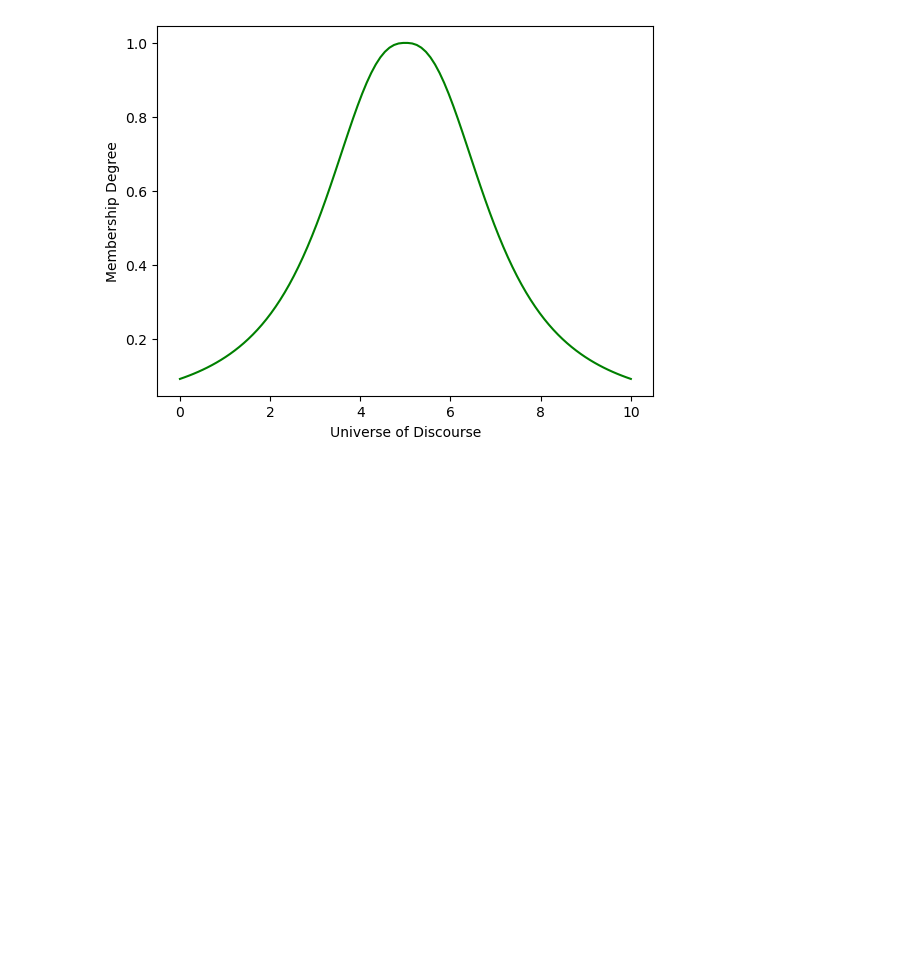
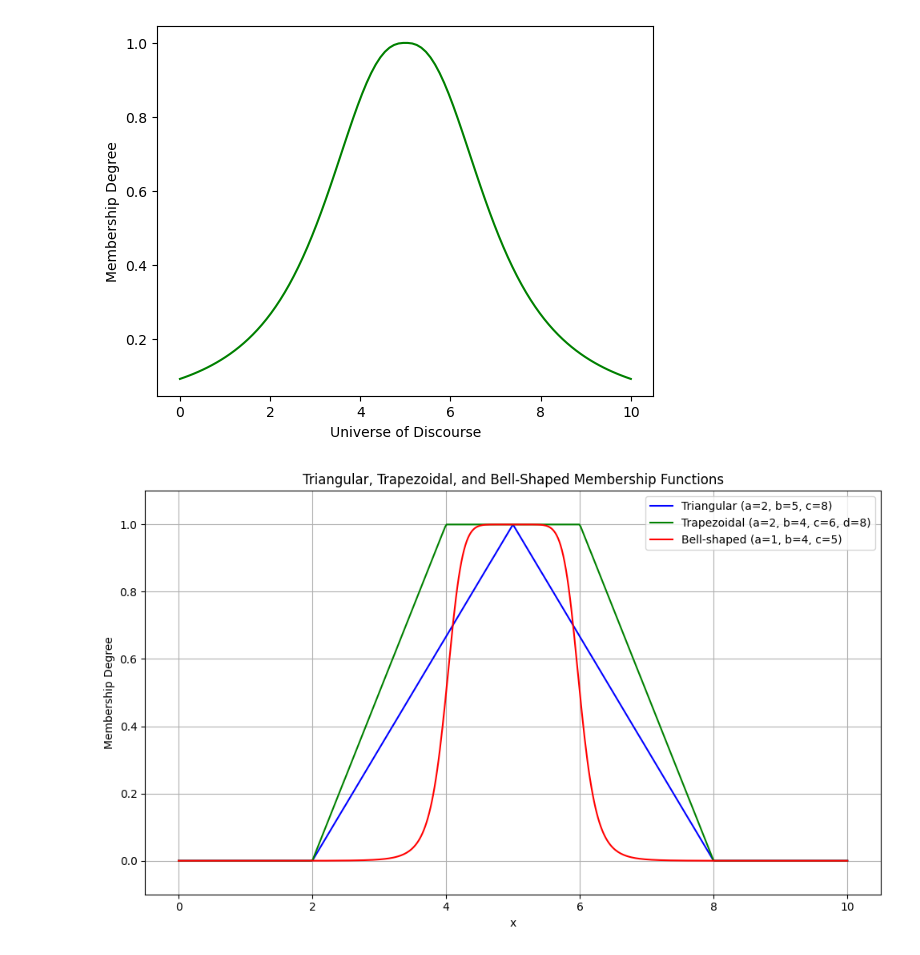
Before and after one commit to Hr15h1/AI_semII, a Jupyter notebook: lab_cycle_II/program_8.ipynb, the cells around one changed output. Saved outputs shown, nothing was run; the diff lists cells and outputs as text; code cells hidden in the pictures; blank space fills up the shorter version.

```diff
--- a/lab_cycle_II/program_8.ipynb
+++ b/lab_cycle_II/program_8.ipynb
@@ -42,3 +42,46 @@ plt.ylabel('Membership Degree')
 # %% [output]
 Text(0, 0.5, 'Membership Degree')
 [figure]
+# %%
+import numpy as np
+import matplotlib.pyplot as plt
+
+# --- Membership Functions ---
+
+def triangular(x, a, b, c):
+    """Triangular membership function with feet at a and c, peak at b."""
+    return np.maximum(np.minimum((x - a) / (b - a), (c - x) / (c - b)), 0)
+
+def trapezoidal(x, a, b, c, d):
+    """Trapezoidal membership function with slopes from a to b and c to d."""
+    return np.maximum(np.minimum(np.minimum((x - a)/(b - a), 1), (d - x)/(d - c)), 0)
+
+def bell_shaped(x, a, b, c):
+    """Generalized bell-shaped membership function centered at c."""
+    return 1 / (1 + np.abs((x - c) / a) ** (2 * b))
+
+# --- Universe of Discourse ---
+x = np.linspace(0, 10, 500)
+
+# --- Membership Function Values ---
+tri_y = triangular(x, 2, 5, 8)
+trap_y = trapezoidal(x, 2, 4, 6, 8)
+bell_y = bell_shaped(x, a=1, b=4, c=5)
+
+# --- Plotting ---
+plt.figure(figsize=(10, 6))
+
+plt.plot(x, tri_y, label="Triangular (a=2, b=5, c=8)", color='blue')
+plt.plot(x, trap_y, label="Trapezoidal (a=2, b=4, c=6, d=8)", color='green')
+plt.plot(x, bell_y, label="Bell-shaped (a=1, b=4, c=5)", color='red')
+
+plt.title("Triangular, Trapezoidal, and Bell-Shaped Membership Functions")
+plt.xlabel("x")
+plt.ylabel("Membership Degree")
+plt.ylim(-0.1, 1.1)
+plt.grid(True)
+plt.legend()
+plt.tight_layout()
+plt.show()
+# %% [output]
+[figure, added]
```
Also changed, not shown: 17 other files.
